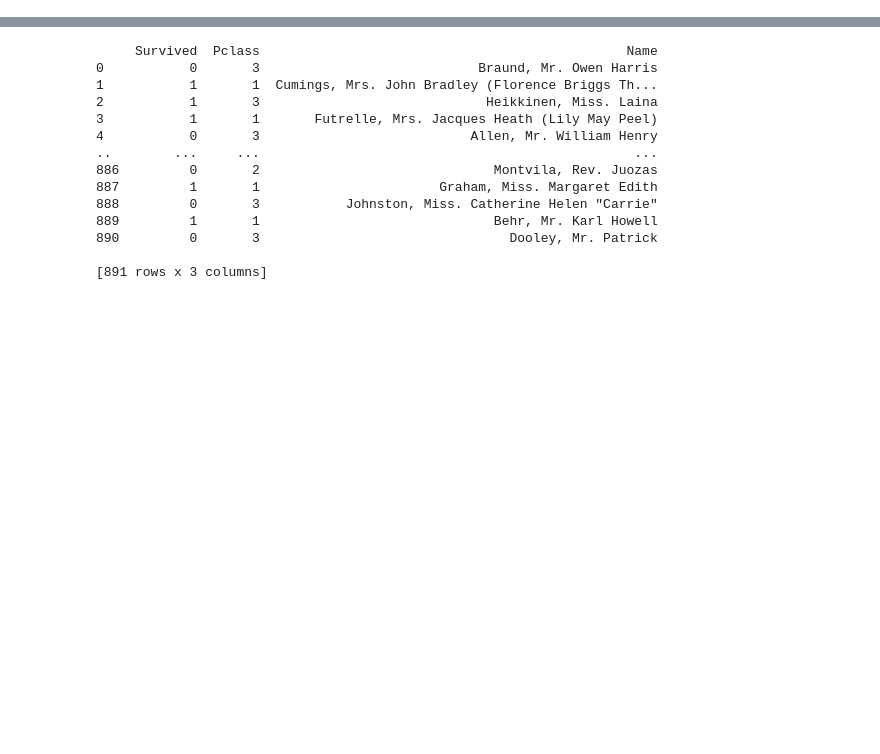
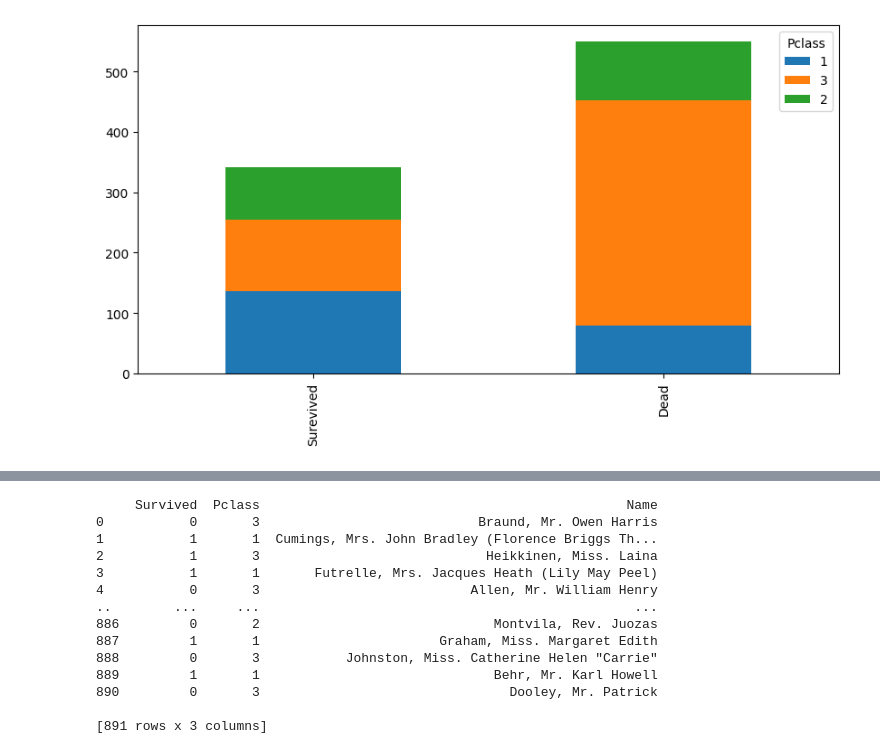
Before and after one commit to welcomeglory/Python, a Jupyter notebook: 07_24.ipynb, the cells around one changed output, grey strips where cells are left out. Saved outputs shown, nothing was run; the diff lists cells and outputs as text; code cells hidden in the pictures; blank space fills up the shorter version.

```diff
--- a/07_24.ipynb
+++ b/07_24.ipynb
@@ -6,0 +62,4 @@ df = pd.read_csv(path)
+# %%
+bar_chart('Pclass')
+# %% [output]
+[figure, added]
```
Also changed, not shown: parts of 11 cells of this notebook.
